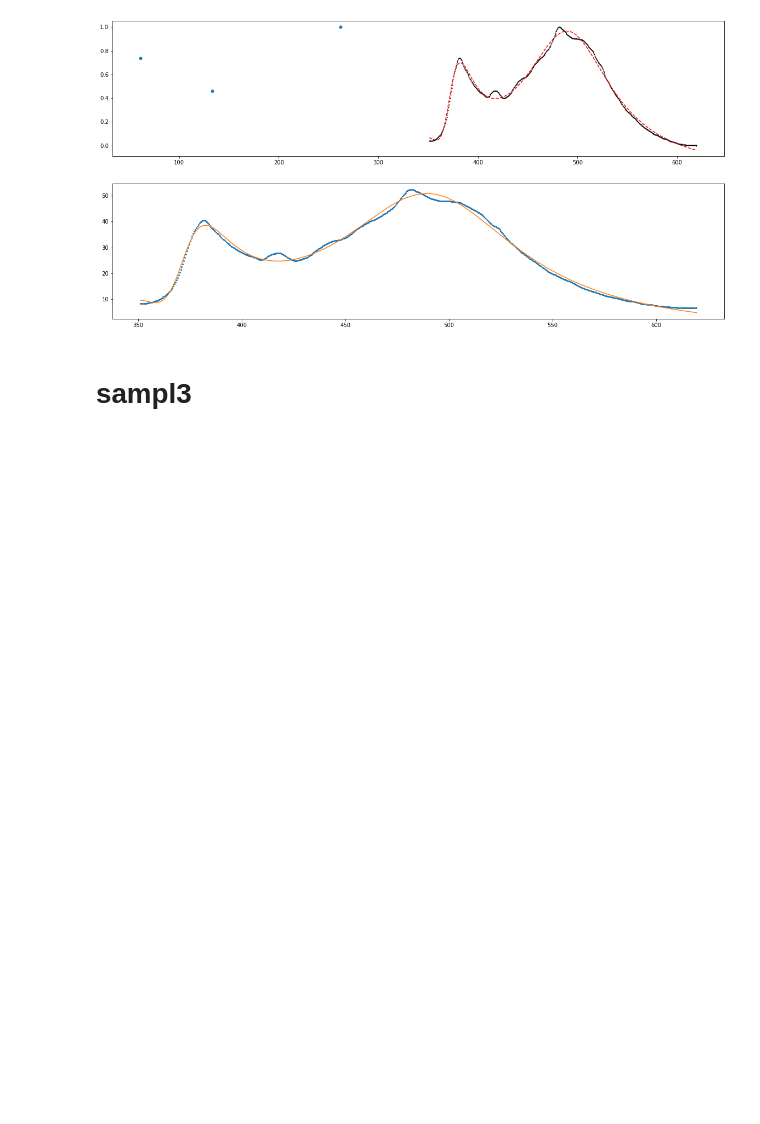
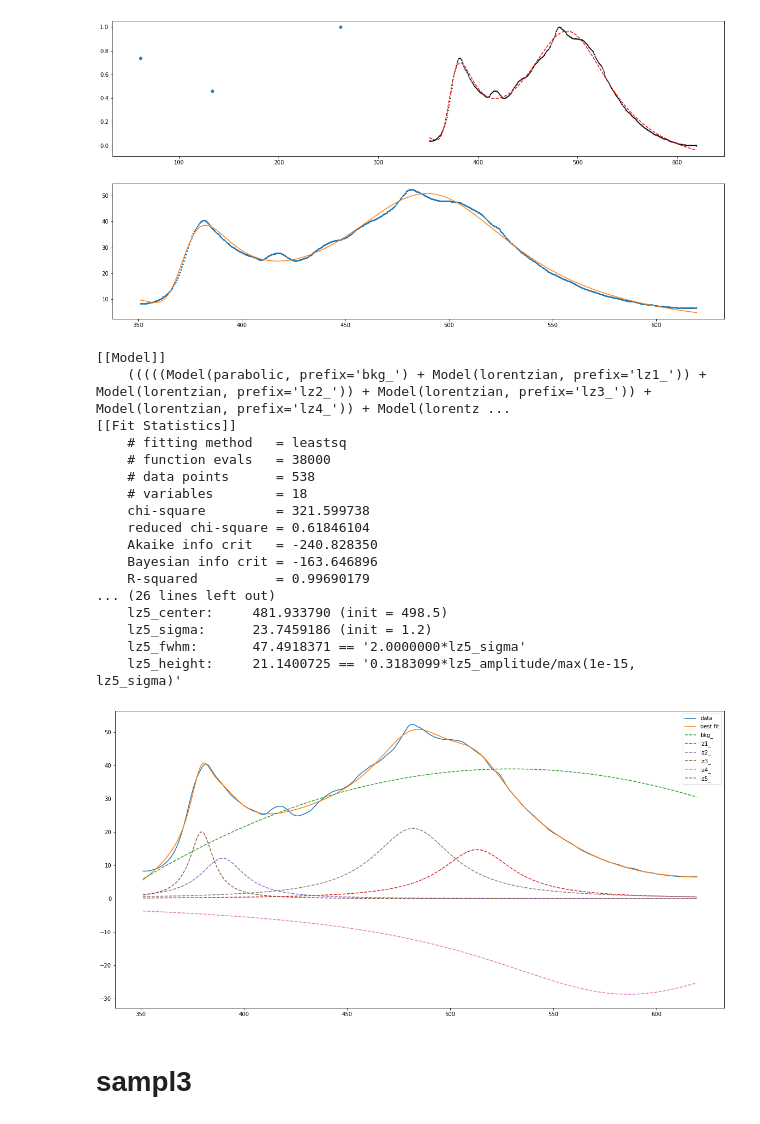
Before and after one commit to mmortazavi/ml_demystified, a Jupyter notebook: projects/solarcell/pl/fwhm.ipynb, the cells around one changed output. Saved outputs shown, nothing was run; the diff lists cells and outputs as text; code cells hidden in the pictures; blank space fills up the shorter version.

```diff
--- a/projects/solarcell/pl/fwhm.ipynb
+++ b/projects/solarcell/pl/fwhm.ipynb
@@ -153,6 +207,60 @@ fit(x,y1)
 fit(x,y2)
 # %% [output]
 [figure]
+# %%
+xdat = x
+ydat = y2
+def add_peak(prefix, center, amplitude=1.5, sigma=1.2):
+    peak = LorentzianModel(prefix=prefix)
+    pars = peak.make_params()
+    pars[prefix + 'center'].set(center)
+    pars[prefix + 'amplitude'].set(amplitude)
+    pars[prefix + 'sigma'].set(sigma, min=0)
+    return peak, pars
+
+model = QuadraticModel(prefix='bkg_')
+params = model.make_params(a=0, b=0, c=0)
+
+rough_peak_positions = (381.5	,417.5,482.0,	497.5,	498.5)
+for i, cen in enumerate(rough_peak_positions):
+    peak, pars = add_peak('lz%d_' % (i+1), cen)
+    model = model + peak
+    params.update(pars)
+
+init = model.eval(params, x=xdat)
+result = model.fit(ydat, params, x=xdat)
+comps = result.eval_components()
+
+print(result.fit_report(min_correl=0.5))
+
+
+plt.figure( figsize=( 20, 10 ) )
+
+plt.plot(xdat, ydat, label='data')
+plt.plot(xdat, result.best_fit, label='best fit')
+for name, comp in comps.items():
+    plt.plot(xdat, comp, '--', label=name)
+plt.legend(loc='upper right')
+plt.show()
+# %% [output]
+[[Model]]
+    (((((Model(parabolic, prefix='bkg_') + Model(lorentzian, prefix='lz1_')) + Model(lorentzian, prefix='lz2_')) + Model(lorentzian, prefix='lz3_')) + Model(lorentzian, prefix='lz4_')) + Model(lorentz ...
+[[Fit Statistics]]
+    # fitting method   = leastsq
+    # function evals   = 38000
+    # data points      = 538
+    # variables        = 18
+    chi-square         = 321.599738
+    reduced chi-square = 0.61846104
+    Akaike info crit   = -240.828350
+    Bayesian info crit = -163.646896
+    R-squared          = 0.99690179
+... (26 lines left out)
+    lz5_center:     481.933790 (init = 498.5)
+    lz5_sigma:      23.7459186 (init = 1.2)
+    lz5_fwhm:       47.4918371 == '2.0000000*lz5_sigma'
+    lz5_height:     21.1400725 == '0.3183099*lz5_amplitude/max(1e-15, lz5_sigma)'
+[figure, added]
 # %% [markdown]
 # sampl3
 # %%
```
Also changed, not shown: parts of 7 cells of this notebook.
